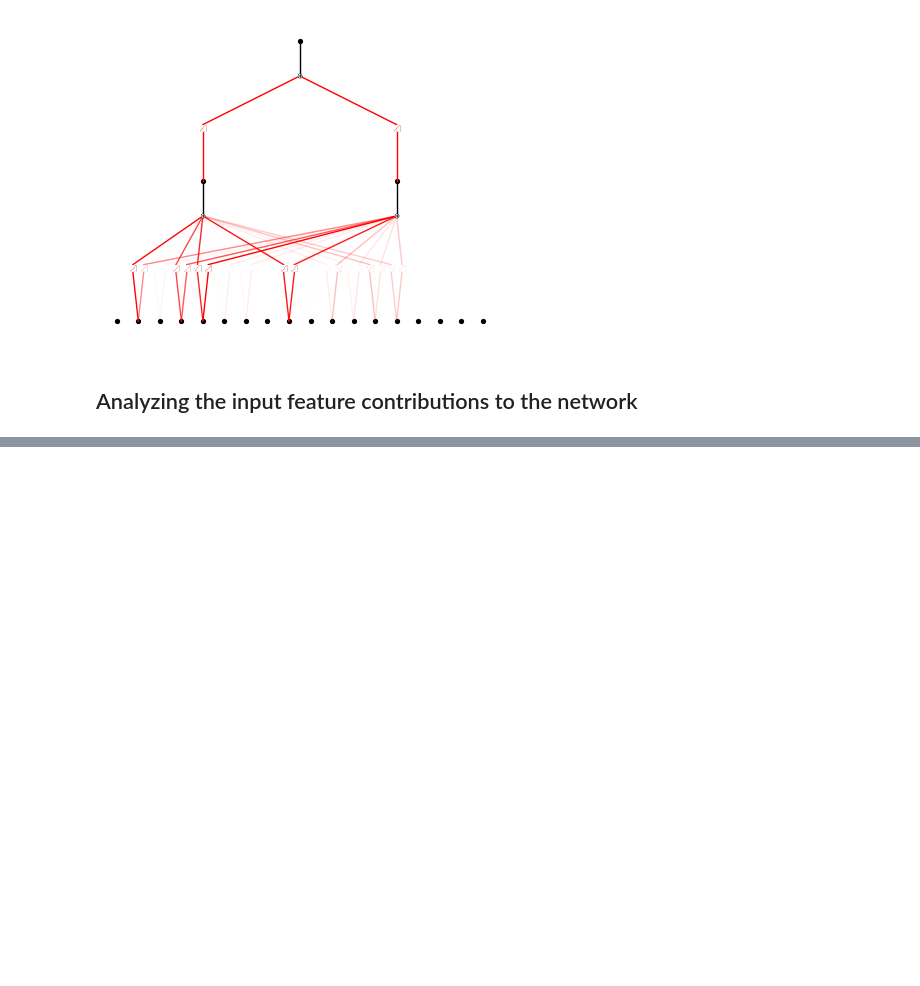
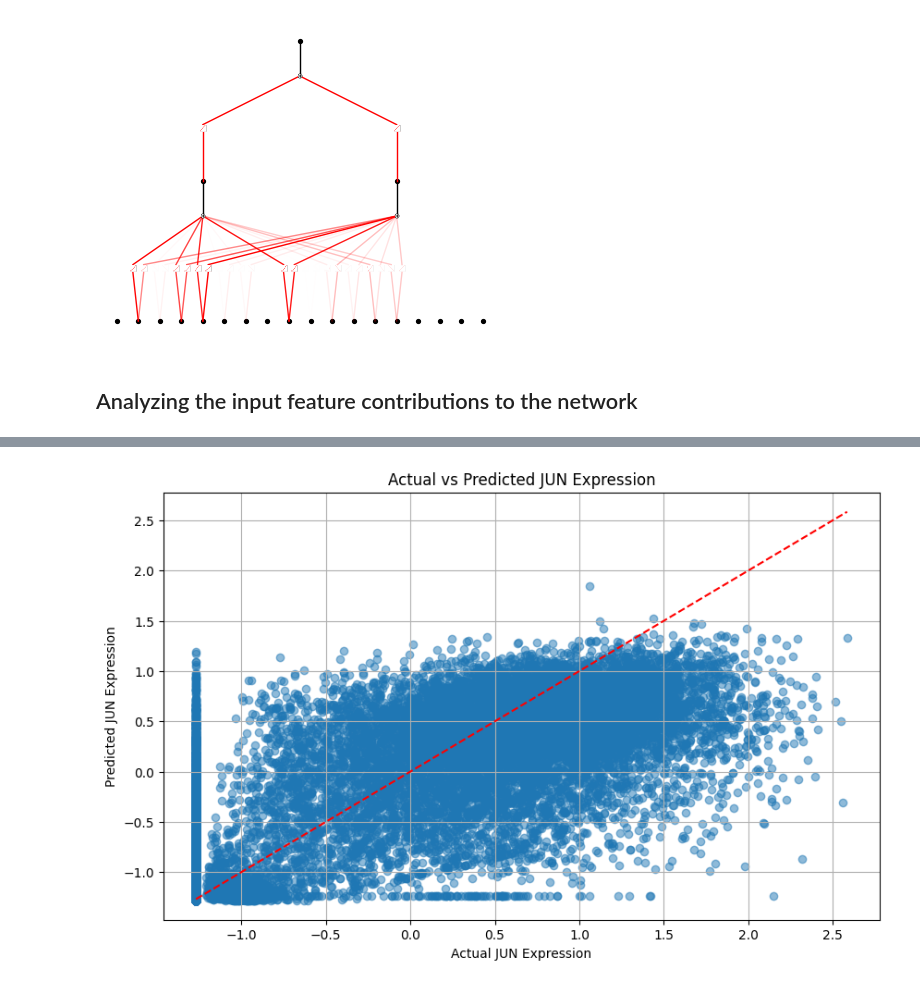
Before and after one commit to poshraj24/KAN-BioInformatics, a Jupyter notebook: experiment.ipynb, the cells around one changed output, grey strips where cells are left out. Drawn from its saved outputs; the diff is of its cells as text; code cells hidden in the pictures; blank space fills up the shorter version.

```diff
--- a/experiment.ipynb
+++ b/experiment.ipynb
@@ -709,0 +528,94 @@ Detailed predictions saved to JUN_predictions.csv
+# %%
+import numpy as np
+import pandas as pd
+import matplotlib.pyplot as plt
+
+
+def evaluate_formula(X_data, gene_names):
+    # Create mapping between gene names and column indices
+    gene_indices = {gene: idx for idx, gene in enumerate(gene_names)}
+
+    # Initialize predictions array
+    n_samples = X_data.shape[0]
+    y_pred = np.zeros(n_samples)
+
+    for i in range(n_samples):
+        # Extract values for the key genes
+        FOS = X_data[i, gene_indices["FOS"]]
+        JUND = X_data[i, gene_indices["JUND"]]
+        KLF2 = X_data[i, gene_indices["KLF2"]]
+        JUNB = X_data[i, gene_indices["JUNB"]]
+
+        # Apply reduced formula (preserving original coefficients)
+        y_pred[i] = (
+            0.0314 * KLF2
+            + 0.0975*(-0.765 * JUNB - 1) ** 2
+            + 0.1941*(-0.6465 * FOS - 1) ** 2
+            - 0.141 * np.cos(1.1523 * JUND + 7.5695)
+            + 0.507
+            * np.cos(
+                0.3094*(-0.6484 * JUNB - 1) ** 2
+                + 0.1008 * np.log(3.532 * FOS + 4.9036)
+                + 0.9226 * np.sin(0.6228 * KLF2 - 6.9692)
+                - 0.3862 * np.sin(1.2037 * JUND + 9.2119)
+                - 7.408
+            )-0.6419
+        )
+
+    return y_pred
+
+
+# Usage example:
+processor = KANDataProcessor1()
+X, y, config = processor.prepare_training_data(
+    Path("Data/expression_data1.h5ad"), Path("Data/JUN_interactions.tsv"), "JUN"
+)
+
+
+# Get the related genes in order
+related_genes = processor.get_related_genes("JUN")
+
+# Evaluate the formula
+y_pred = evaluate_formula(X, related_genes)
+# Store results for individual sample inspection
+results = []
+for i in range(len(y)):
+    results.append(
+        {
+            "Sample": i,
+            "Actual": float(y[i]),  # Convert to native Python float for better display
+            "Predicted": float(y_pred[i]),
+            "Error": float(y[i] - y_pred[i]),
+            "Squared_Error": float((y[i] - y_pred[i]) ** 2),
+        }
+    )
+
+# Convert to DataFrame
+results_df = pd.DataFrame(results)
+
+# Display first 20 samples
+print("\nFirst 20 sample results:")
+print(results_df.head(20))
+
+# Calculate and display overall metrics
+mse = np.mean((y_pred - y) ** 2)
+corr = np.corrcoef(y_pred, y)[0, 1]
+print(f"\nOverall metrics:")
+print(f"Mean Squared Error: {mse}")
+print(f"Correlation: {corr}")
+
+# Save detailed results to CSV
+target_gene = "JUN"
+csv_path = f"{target_gene}_predictions.csv"
+results_df.to_csv(csv_path, index=False)
+print(f"\nDetailed predictions saved to {csv_path}")
+
+# Create visualization
+plt.figure(figsize=(10, 6))
+plt.scatter(y, y_pred, alpha=0.5)
+plt.plot([min(y), max(y)], [min(y), max(y)], "r--")  # Diagonal line
+plt.xlabel("Actual JUN Expression")
+plt.ylabel("Predicted JUN Expression")
+plt.title("Actual vs Predicted JUN Expression")
+plt.grid(True)
+# %% [output]
@@ -709,0 +639 @@ Detailed predictions saved to JUN_predictions.csv
+[figure, added]
```
Also changed, not shown: parts of 8 cells of this notebook, 5 other files.
